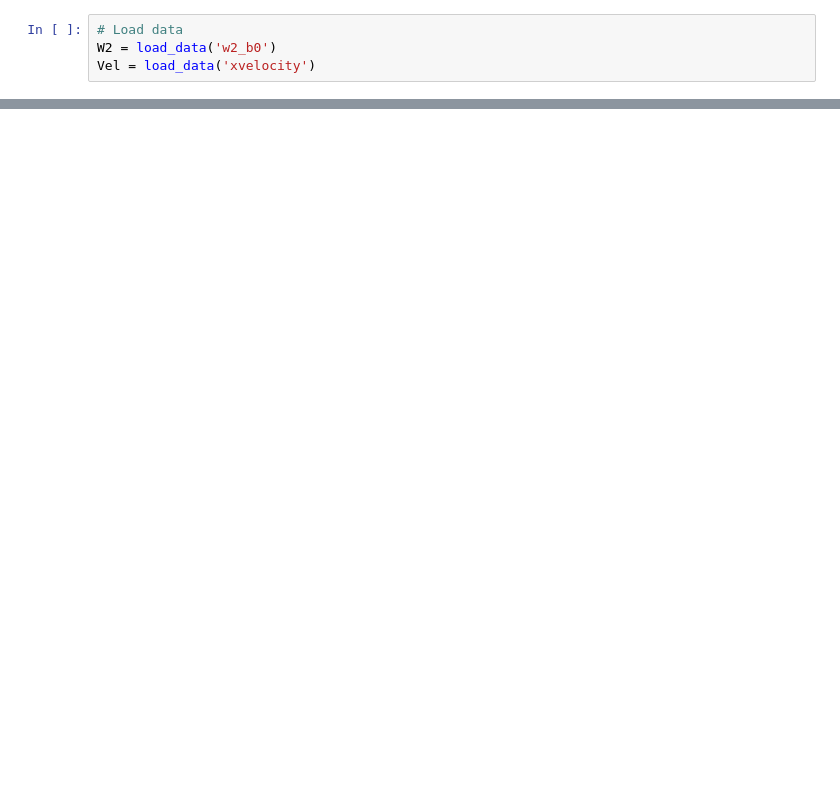
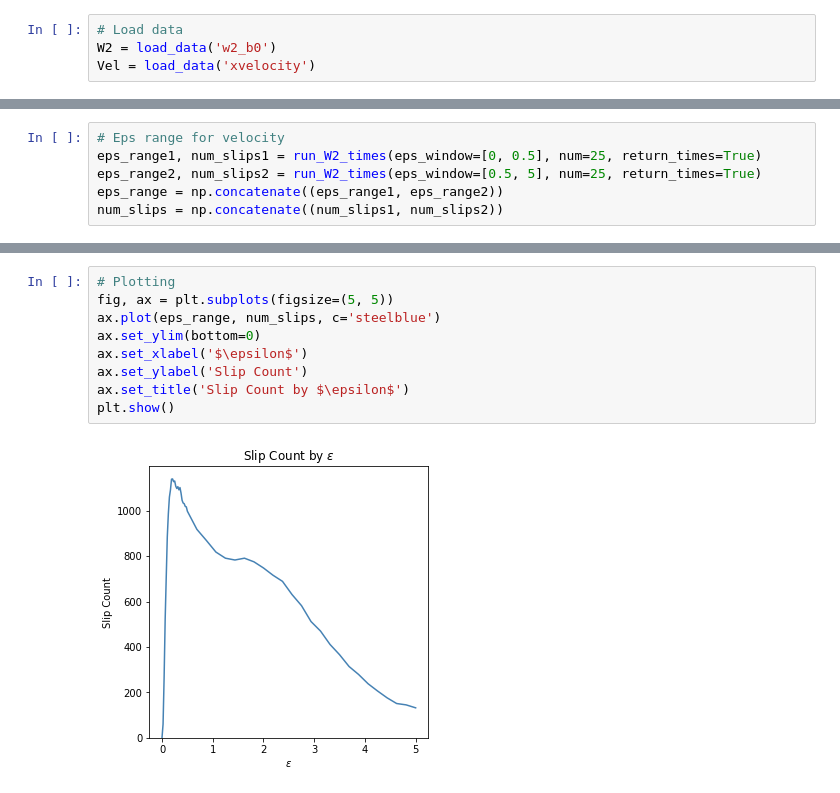
Before and after one commit to pbretz99/Slip-Detection, a Jupyter notebook: testing.ipynb, the cells around one changed output, grey strips where cells are left out. Drawn from its saved outputs; the diff is of its cells as text; blank space fills up the shorter version.

```diff
--- a/testing.ipynb
+++ b/testing.ipynb
@@ -100,0 +70,6 @@ for memory in [50, 150]:
+# %%
+# Eps range for velocity
+eps_range1, num_slips1 = run_W2_times(eps_window=[0, 0.5], num=25, return_times=True)
+eps_range2, num_slips2 = run_W2_times(eps_window=[0.5, 5], num=25, return_times=True)
+eps_range = np.concatenate((eps_range1, eps_range2))
+num_slips = np.concatenate((num_slips1, num_slips2))
@@ -100,0 +113,11 @@ for memory in [50, 150]:
+# %%
+# Plotting
+fig, ax = plt.subplots(figsize=(5, 5))
+ax.plot(eps_range, num_slips, c='steelblue')
+ax.set_ylim(bottom=0)
+ax.set_xlabel('$\epsilon$')
+ax.set_ylabel('Slip Count')
+ax.set_title('Slip Count by $\epsilon$')
+plt.show()
+# %% [output]
+[figure, added]
```
Also changed, not shown: parts of 8 cells of this notebook, 8 other files.
